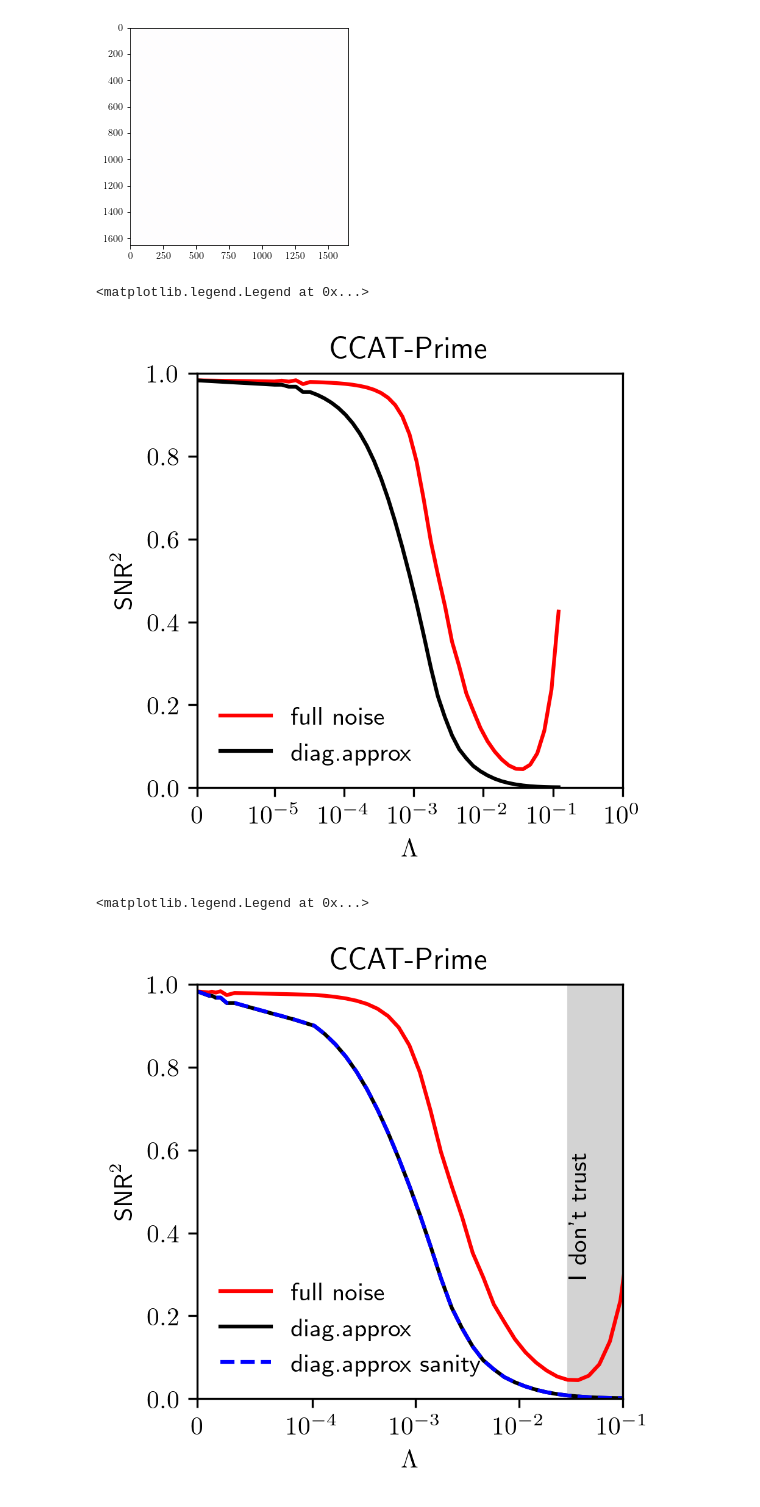
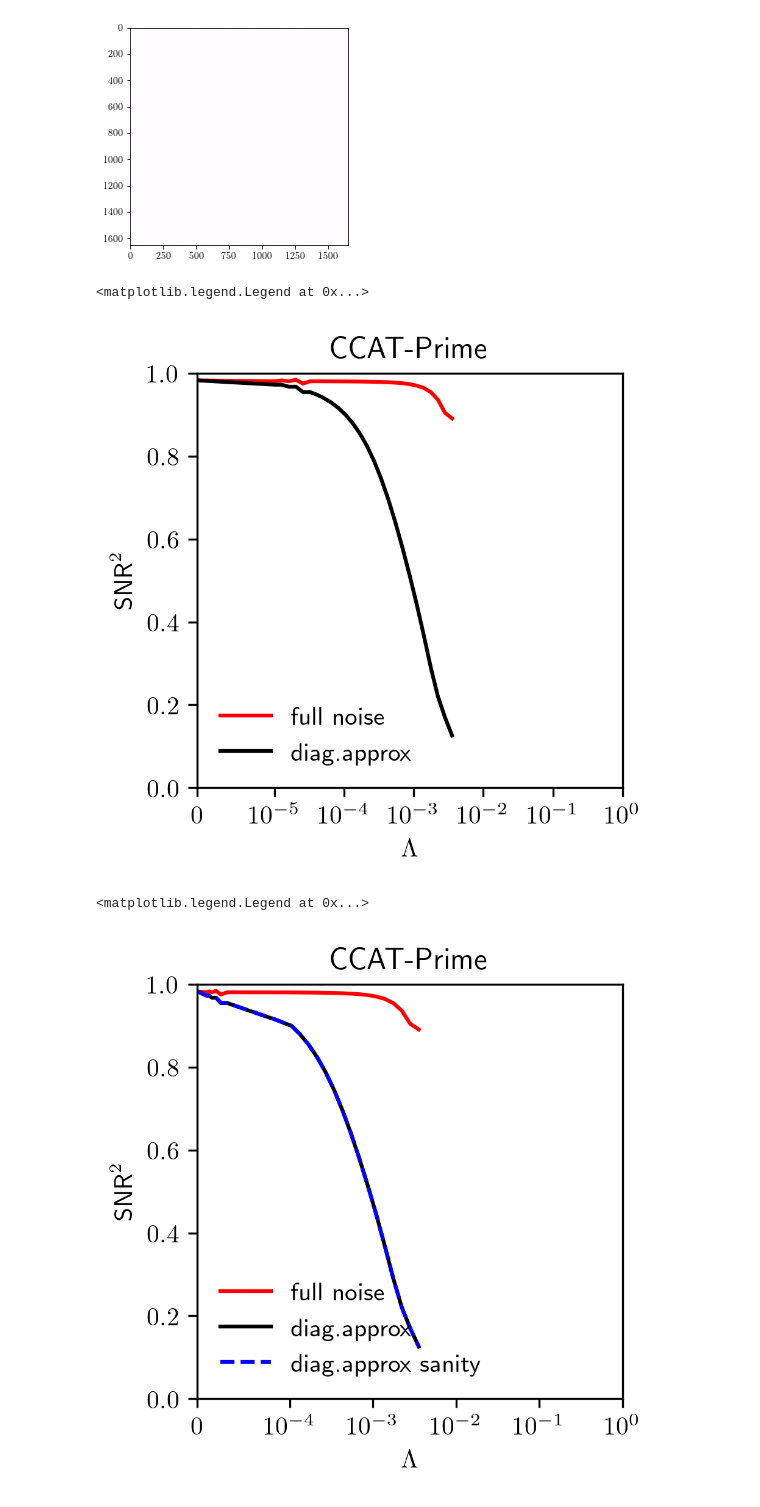
Before and after one commit to DelonShen/LIMxCMBL, a Jupyter notebook: 005.008.2025-02-13-SNR-diagonal-noise-dominated-CCAT-prime.ipynb, the cells around one changed output. Saved outputs shown, nothing was run; the diff lists cells and outputs as text; code cells hidden in the pictures.

```diff
--- a/005.008.2025-02-13-SNR-diagonal-noise-dominated-CCAT-prime.ipynb
+++ b/005.008.2025-02-13-SNR-diagonal-noise-dominated-CCAT-prime.ipynb
@@ -93,18 +93,40 @@ for Lambda in tqdm(Lambdas):
         eHIeHI = eIeI + eLOeLO - eIeLO - eLOeI
         IHi_kappa_windowed = IHi_kappa[:, window].astype(np.float64)
 
-        D = np.diag(_chis**2)
-        L = np.linalg.cholesky(eHIeHI @ D)
+
+        D = np.diag(1/np.sqrt(np.diag(eHIeHI)))
+        L = np.linalg.cholesky(D @ eHIeHI @ D)
         y = np.linalg.solve(L, D @ IHi_kappa_windowed.T )
         x = np.linalg.solve(L.T, y)
-        SNR2_per_mode_full[Lambda] = np.einsum('ij, ji->i', IHi_kappa_windowed, x) / (ClKK + f_N0(ells))
+        SNR2_per_mode_full[Lambda] = np.einsum('ij, ji->i', IHi_kappa_windowed @ D, x) / (ClKK + f_N0(ells))
+#         SNR2_per_mode_full[Lambda] = np.zeros_like(SNR2_per_mode[Lambda])
+#         eigval, eigvec = np.linalg.eigh(D @ eHIeHI @ D)
+#         print(1, np.where(eigval < 0.0))
+#         eigval_clean = np.maximum(eigval, 0)
+#         invcov = np.diag(np.where(eigval_clean == 0, 0.0, 1 /eigval_clean))
+#         x = eigvec @ invcov @ eigvec.T @ D @ IHi_kappa_windowed.T
+#         SNR2_per_mode_full[Lambda] = np.einsum('ij, ji->i', IHi_kappa_windowed @ D, x) / (ClKK + f_N0(ells))
 
 
 
-        L = np.linalg.cholesky(eIeI * _chis ** 2)
-        y = np.linalg.solve(L, IHi_kappa_windowed.T )
+
+        L = np.linalg.cholesky(D @ eIeI @ D)
+        y = np.linalg.solve(L, D @ IHi_kappa_windowed.T )
         x = np.linalg.solve(L.T, y)
-        SNR2_per_mode_sanity[Lambda] = np.einsum('ij, ji->i', _chis**2 * IHi_kappa_windowed, x) / (ClKK + f_N0(ells))
+        SNR2_per_mode_sanity[Lambda] = np.einsum('ij, ji->i', IHi_kappa_windowed @ D, x) / (ClKK + f_N0(ells))
+
+#         eigval, eigvec = np.linalg.eigh(D @ eIeI @ D)
+#         print(2, np.where(eigval < 0.0))
+#         eigval_clean = np.maximum(eigval, 0)
+#         invcov = np.diag(np.where(eigval_clean == 0, 0.0, 1 /eigval_clean))
+#         x = eigvec @ invcov @ eigvec.T @ D @ IHi_kappa_windowed.T
+#         SNR2_per_mode_sanity[Lambda] = np.einsum('ij, ji->i', IHi_kappa_windowed @ D, x) / (ClKK + f_N0(ells))
+
+
+
+
+
+
     except:
         print('skipping', Lambda)
 # %% [output]
@@ -275,39 +312,37 @@ plt.title('CCAT-Prime')
 plt.legend(frameon=False)
 # %% [output]
 <matplotlib.legend.Legend at 0x...>
-[figure, old version]
+[figure, new version]
 # %%
 plt.figure(figsize = (3,3) ,dpi = 300, facecolor = 'w')
 
 plt.plot(Lambdas,
          (SNR2_per_Omega_per_invPei_full * Omega_field / Pei),
          'r-',
         label='full noise')
 
 plt.plot(Lambdas,
          (SNR2_per_Omega_per_invPei * Omega_field / Pei),
          c='k',
         label='diag.approx')
 
 plt.plot(Lambdas,
          (SNR2_per_Omega_per_invPei_sanity * Omega_field / Pei),
          'b--',
         label='diag.approx sanity')
 
 
 plt.xscale('symlog', linthresh = 1e-4)
 fundamental = 2*np.pi/(chimax - chimin)
-plt.xlim(0, 1e-1)
+plt.xlim(0, 1e0)
 plt.ylim(0, 1)
 plt.xlabel(r'$\Lambda$')
 plt.ylabel(r'$${\sf SNR}^2$$')
 plt.title('CCAT-Prime')
-plt.fill_between([3e-2, 1e-1], [0, 0], [100, 100], color='lightgrey')
-plt.text(3e-2, 0.3, "I don't trust", rotation=90)
 plt.legend(frameon=False)
 # %% [output]
 <matplotlib.legend.Legend at 0x...>
-[figure, old version]
+[figure, new version]
 # %%
 plt.figure(figsize = (3,3) ,dpi = 300, facecolor = 'w')
 
```
Also changed, not shown: parts of 7 cells of this notebook, 9 other files.
